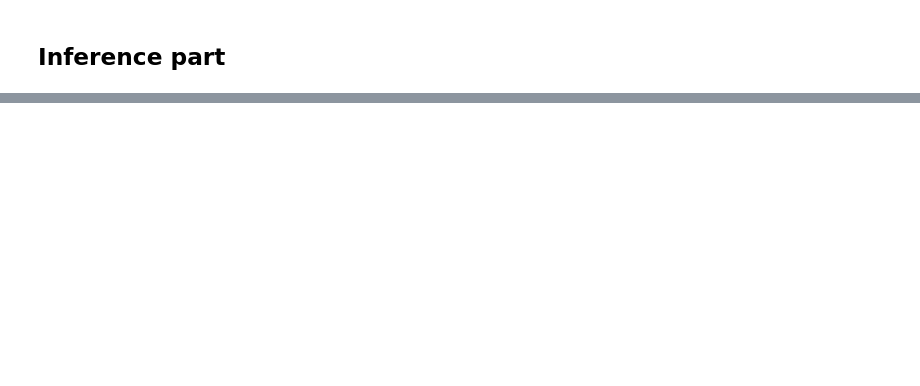
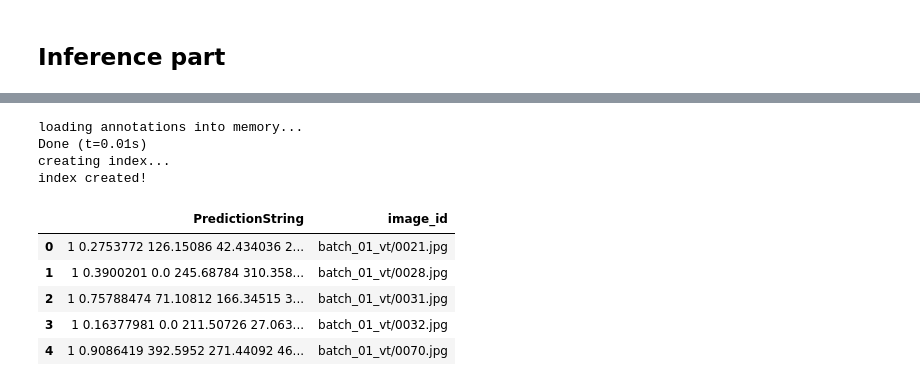
Before and after one commit to bcaitech1/p3-ims-obd-hansarang, a Jupyter notebook: gjtak_works/Object Detection/code/mmdetection_trash/notebooks/faster_rcnn_hrnet_train_inference_integrated.ipynb, the cells around one changed output, grey strips where cells are left out. Saved outputs shown, nothing was run; the diff lists cells and outputs as text; code cells hidden in the pictures; blank space fills up the shorter version.

```diff
--- a/gjtak_works/Object Detection/code/mmdetection_trash/notebooks/faster_rcnn_hrnet_train_inference_integrated.ipynb
+++ b/gjtak_works/Object Detection/code/mmdetection_trash/notebooks/faster_rcnn_hrnet_train_inference_integrated.ipynb
@@ -201,24 +242,36 @@ output = single_gpu_test(model, data_loader, show_score_thr=0.05)
 # %%
 prediction_strings = []
 file_names = []
 coco = COCO(cfg.data.test.ann_file)
 imag_ids = coco.getImgIds()
 
 class_num = 11
 for i, out in enumerate(output):
     prediction_string = ''
     image_info = coco.loadImgs(coco.getImgIds(imgIds=i))[0]
     for j in range(class_num):
         for o in out[j]:
             prediction_string += str(j) + ' ' + str(o[4]) + ' ' + str(o[0]) + ' ' + str(o[1]) + ' ' + str(
                 o[2]) + ' ' + str(o[3]) + ' '
 
     prediction_strings.append(prediction_string)
     file_names.append(image_info['file_name'])
 
 
 submission = pd.DataFrame()
 submission['PredictionString'] = prediction_strings
 submission['image_id'] = file_names
-submission.to_csv(os.path.join(cfg.work_dir, f'submission_{epoch}.csv'), index=None)
+
+submission.to_csv(os.path.join(cfg.work_dir, 'submission_'+config_file_name+f'_{epoch}.csv'), index=None)
 submission.head()
+# %% [output]
+loading annotations into memory...
+Done (t=0.01s)
+creating index...
+index created!
+|  | PredictionString | image_id |
+| 0 | 1 0.2753772 126.15086 42.434036 2... | batch_01_vt/0021.jpg |
+| 1 | 1 0.3900201 0.0 245.68784 310.358... | batch_01_vt/0028.jpg |
+| 2 | 1 0.75788474 71.10812 166.34515 3... | batch_01_vt/0031.jpg |
+| 3 | 1 0.16377981 0.0 211.50726 27.063... | batch_01_vt/0032.jpg |
+| 4 | 1 0.9086419 392.5952 271.44092 46... | batch_01_vt/0070.jpg |
```
Also changed, not shown: parts of 12 cells of this notebook, 3 other files.
